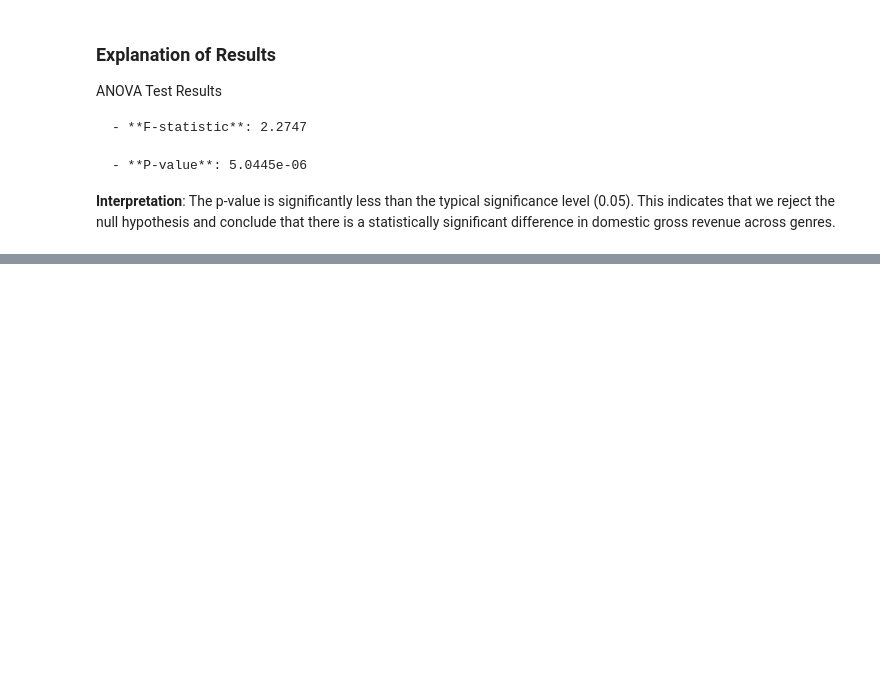
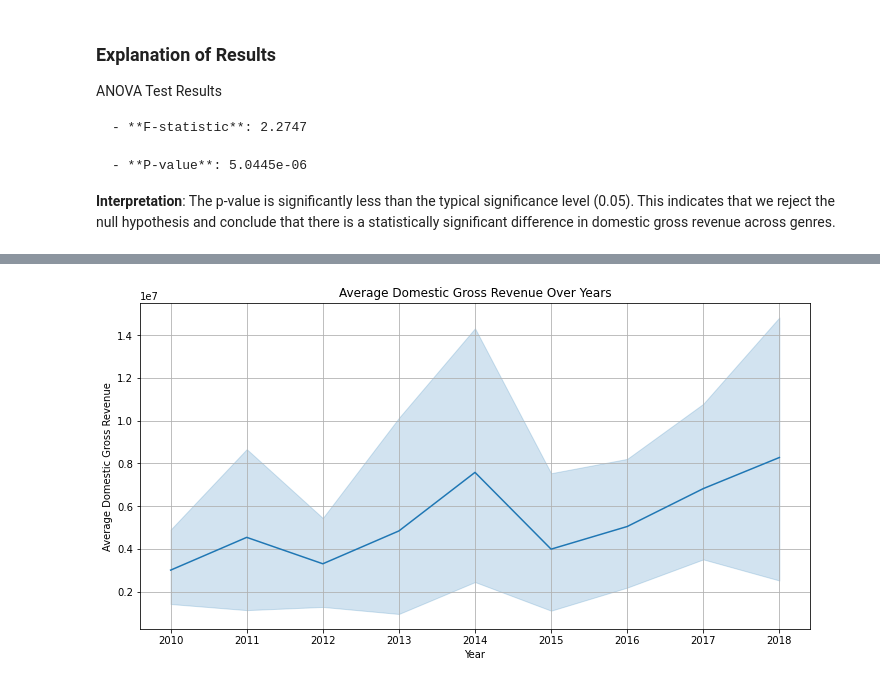
Before and after one commit to mwakad/box-office-movie-insights, a Jupyter notebook: notebooks/eliana.ipynb, the cells around one changed output, grey strips where cells are left out. Drawn from its saved outputs; the diff is of its cells as text; code cells hidden in the pictures; blank space fills up the shorter version.

```diff
--- a/notebooks/eliana.ipynb
+++ b/notebooks/eliana.ipynb
@@ -565,0 +590,12 @@ Reject the null hypothesis: There is a significant difference in average ratings
+# %%
+#Line Graph/time series  : Highlight trends in box office success over time (e.g., seasonal performance)
+plt.figure(figsize=(12, 6))
+sns.lineplot(data=final_df, x='year', y='domestic_gross', estimator='mean')
+plt.title('Average Domestic Gross Revenue Over Years')
+plt.xlabel('Year')
+plt.ylabel('Average Domestic Gross Revenue')
+plt.xticks(rotation=0)
+plt.grid()
+plt.show()
+# %% [output]
+[figure, added]
```
Also changed, not shown: parts of 10 cells of this notebook.
